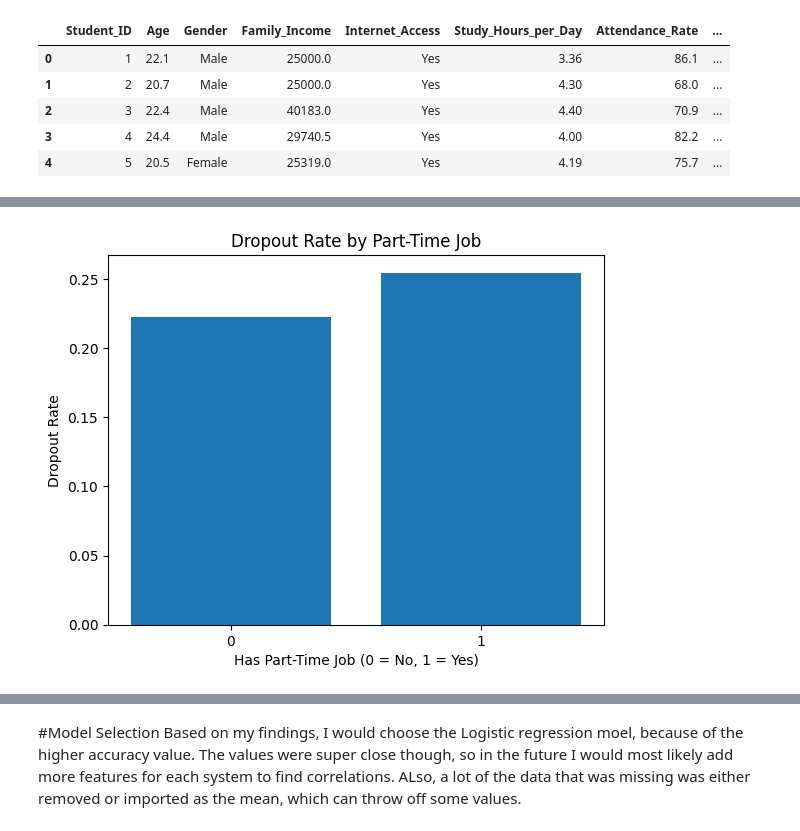
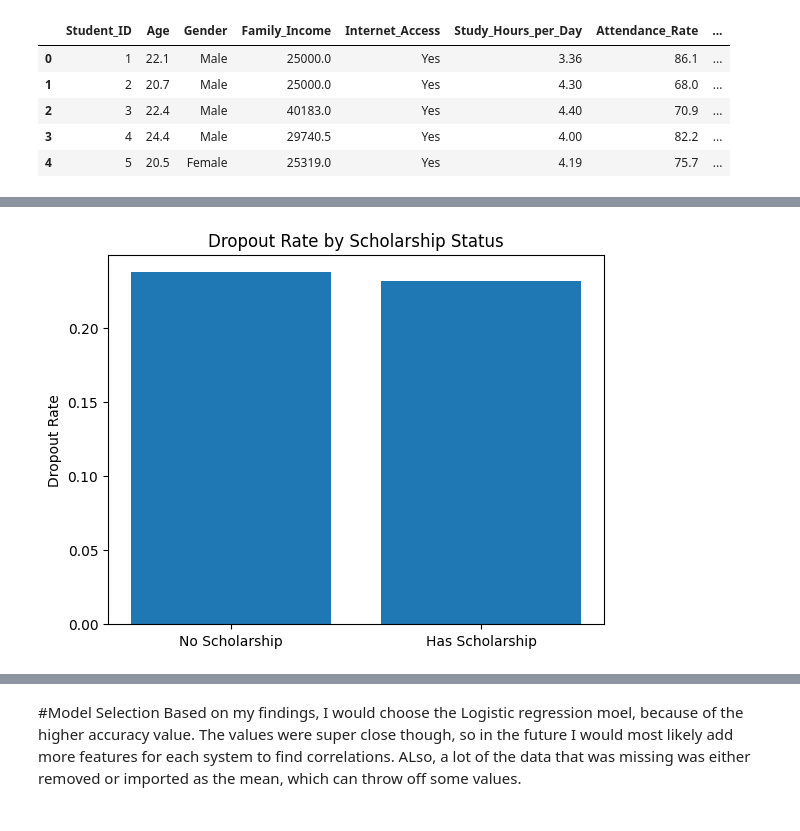
Before and after one commit to kgmad2/myfinalproject, a Jupyter notebook: final_project_draft.ipynb, the cells around one changed output, grey strips where cells are left out. Cells and saved outputs as stored; diff of their text form; code cells hidden in the pictures.

```diff
--- a/final_project_draft.ipynb
+++ b/final_project_draft.ipynb
@@ -166,11 +283,10 @@ plt.show()
 # %%
-
+dropout_rate = df.groupby('has_scholarship')['Dropout'].mean()
 
 plt.figure()
-plt.bar(dropout_rate.index.astype(str), dropout_rate.values)
-plt.title("Dropout Rate by Part-Time Job")
-plt.xlabel("Has Part-Time Job (0 = No, 1 = Yes)")
+plt.bar(['No Scholarship', 'Has Scholarship'], dropout_rate.values)
+plt.title("Dropout Rate by Scholarship Status")
 plt.ylabel("Dropout Rate")
 plt.show()
 # %% [output]
-[figure, old version]
+[figure, new version]
```
Also changed, not shown: parts of 26 cells of this notebook.
